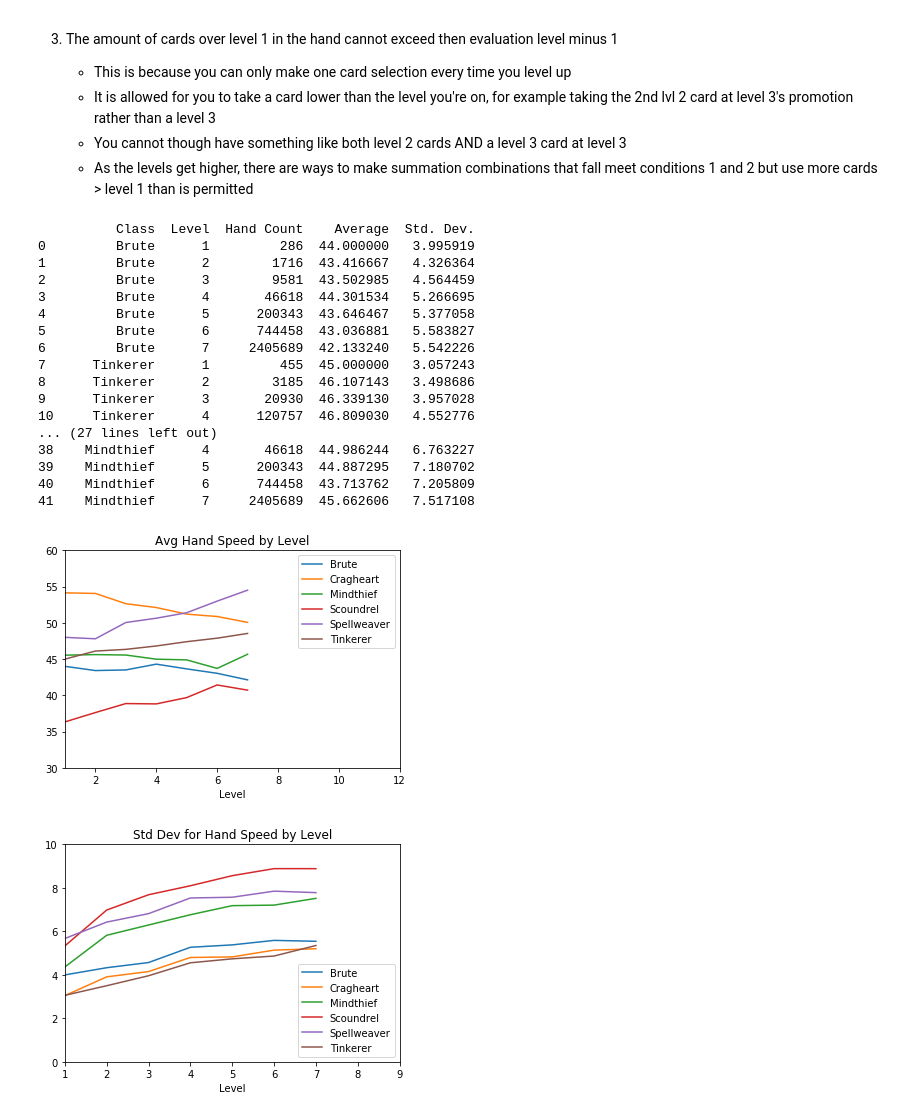
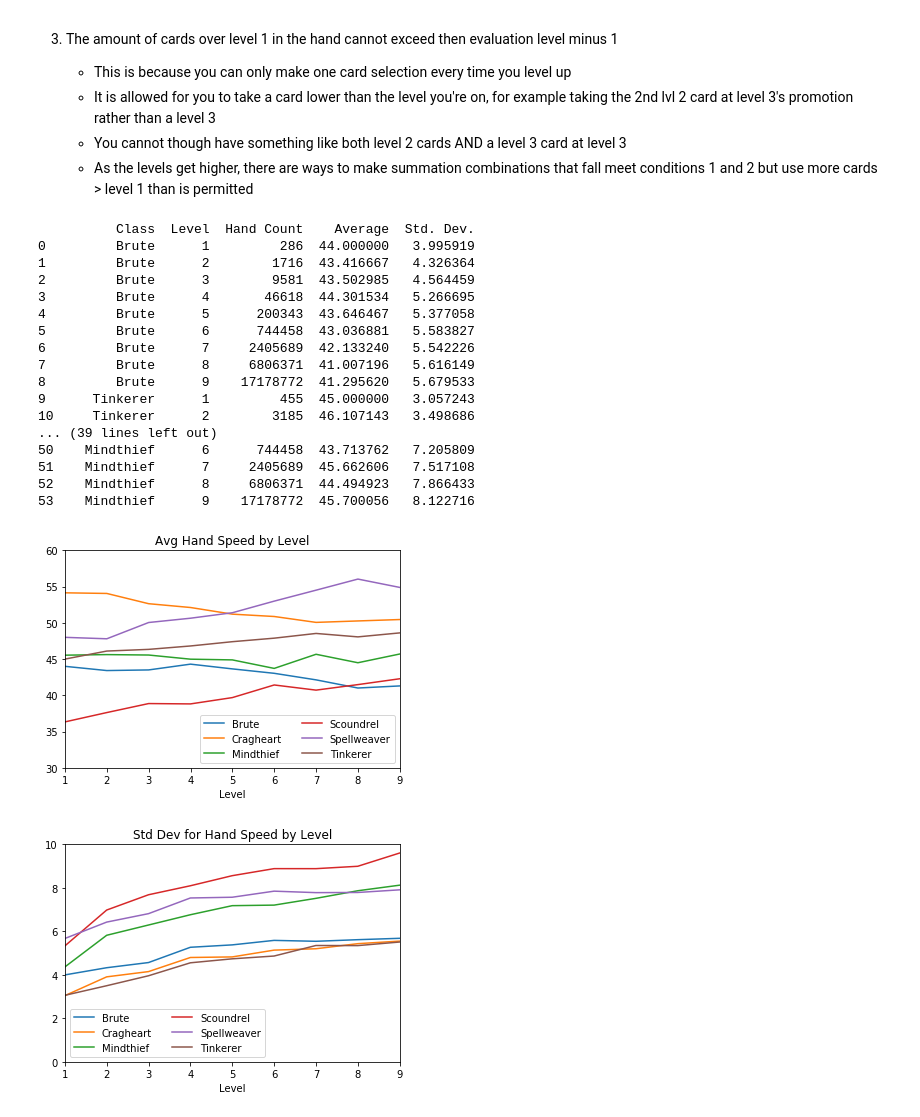
Before and after one commit to brandongiles/Gloomhaven, a Jupyter notebook: Gloomhaven_DataAnalysis.ipynb, the cells around one changed output. Cells and saved outputs as stored; diff of their text form; code cells hidden in the pictures.

Commit message:
Adding full loop run and output save files

```diff
--- a/Gloomhaven_DataAnalysis.ipynb
+++ b/Gloomhaven_DataAnalysis.ipynb
@@ -54,7 +54,7 @@ count_result_dict = dict()
 avg_result_dict = dict()
 stdev_result_dict = dict()
 
-loop_lvl = 7
+loop_lvl = 9
 
 for i in range(6):
     # Setting data items for use later in code
@@ -129,34 +129,34 @@ print(total_results_df)
 4         Brute      5      200343  43.646467   5.377058
 5         Brute      6      744458  43.036881   5.583827
 6         Brute      7     2405689  42.133240   5.542226
-7      Tinkerer      1         455  45.000000   3.057243
-8      Tinkerer      2        3185  46.107143   3.498686
-9      Tinkerer      3       20930  46.339130   3.957028
-10     Tinkerer      4      120757  46.809030   4.552776
-... (27 lines left out)
-38    Mindthief      4       46618  44.986244   6.763227
-39    Mindthief      5      200343  44.887295   7.180702
-40    Mindthief      6      744458  43.713762   7.205809
-41    Mindthief      7     2405689  45.662606   7.517108
+7         Brute      8     6806371  41.007196   5.616149
+8         Brute      9    17178772  41.295620   5.679533
+9      Tinkerer      1         455  45.000000   3.057243
+10     Tinkerer      2        3185  46.107143   3.498686
+... (39 lines left out)
+50    Mindthief      6      744458  43.713762   7.205809
+51    Mindthief      7     2405689  45.662606   7.517108
+52    Mindthief      8     6806371  44.494923   7.866433
+53    Mindthief      9    17178772  45.700056   8.122716
 # %%
 fig,ax = plt.subplots()
 
 for key, grp in total_results_df.groupby(['Class']):
     ax = grp.plot(ax=ax, kind='line', x='Level', y='Average', label=key, title='Avg Hand Speed by Level')
 
-plt.axis([1,12,30,60])
-plt.legend(loc='best')
+plt.axis([1,9,30,60])
+plt.legend(loc='best', ncol = 2)
 plt.show()
 
 
 fig,ax = plt.subplots()
 
 for key, grp in total_results_df.groupby(['Class']):
     ax = grp.plot(ax=ax, kind='line', x='Level', y='Std. Dev.', label=key, title='Std Dev for Hand Speed by Level')
 
 plt.axis([1,9,0,10])
-plt.legend(loc='best')
+plt.legend(loc='best', ncol = 2)
 plt.show()
 # %% [output]
-[figure, old version]
+[figure, new version]
-[figure, old version]
+[figure, new version]
```
Also changed, not shown: parts of 1 cell of this notebook.
